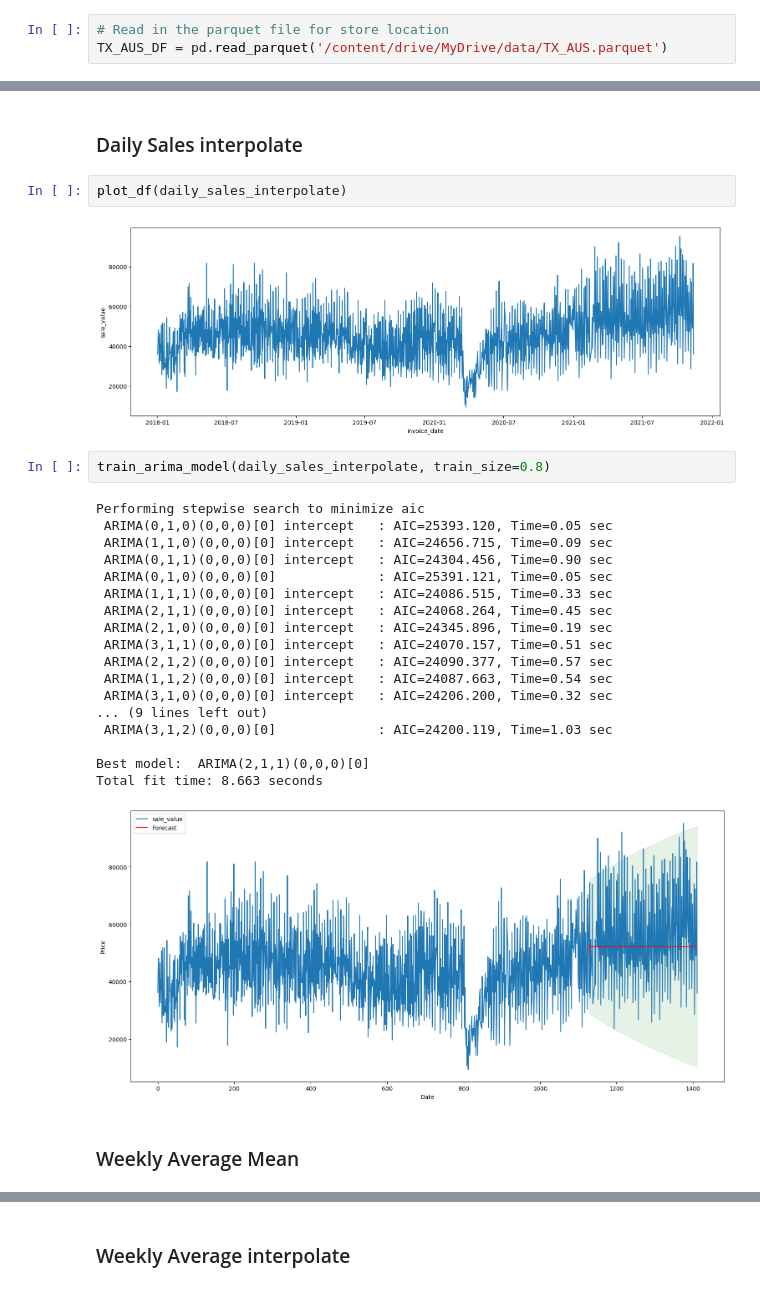
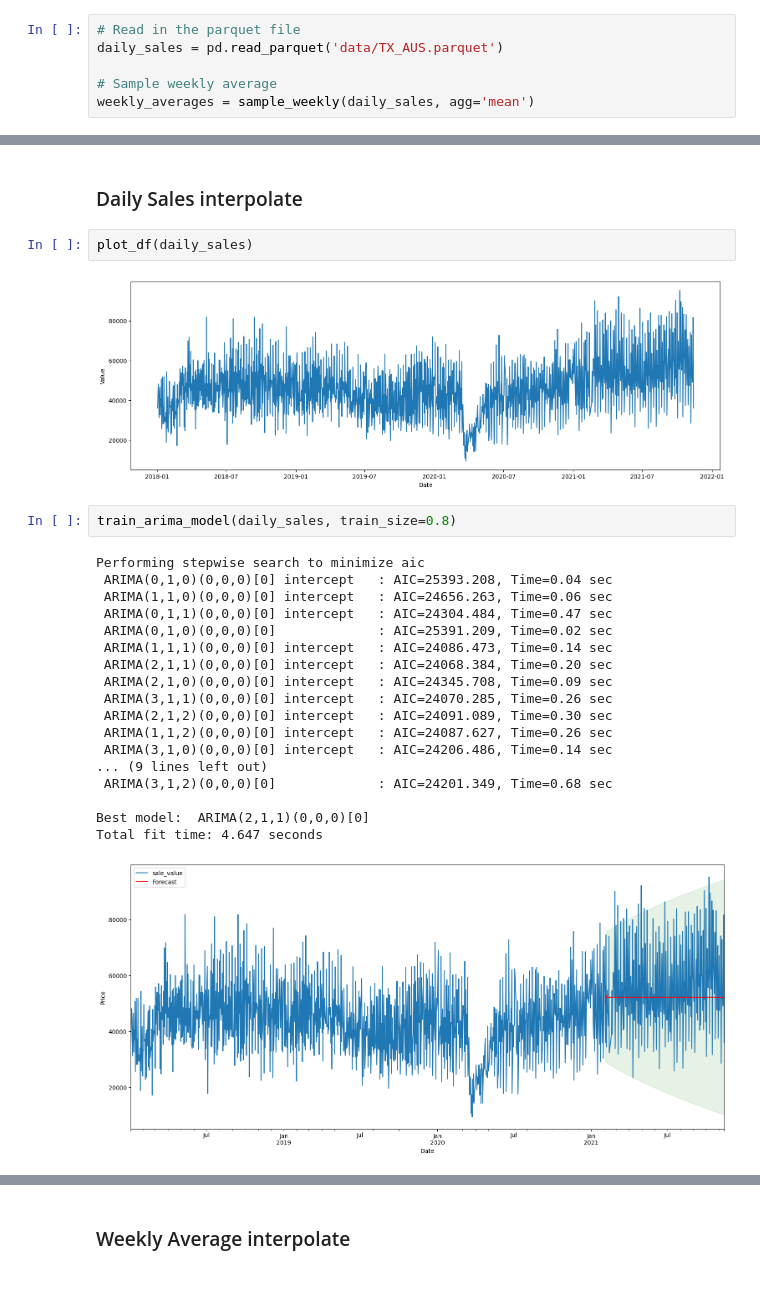
Before and after one commit to 4jamesccraven/DSCI-CAPSTONE, a Jupyter notebook: ARIMA_Modeling.ipynb, the cells around one changed output, grey strips where cells are left out. Cells and saved outputs as stored; diff of their text form.

Commit message:
cleaned up ARIMA_Modeling

```diff
--- a/ARIMA_Modeling.ipynb
+++ b/ARIMA_Modeling.ipynb
@@ -174,5 +87,8 @@ def sample_weekly(df, agg='mean'):
 # %% [markdown]
 ### DataFrames
 # %%
-# Read in the parquet file for store location
-TX_AUS_DF = pd.read_parquet('/content/drive/MyDrive/data/TX_AUS.parquet')
+# Read in the parquet file
+daily_sales = pd.read_parquet('data/TX_AUS.parquet')
+
+# Sample weekly average
+weekly_averages = sample_weekly(daily_sales, agg='mean')
@@ -242,29 +95,27 @@ Total fit time: 8.971 seconds
 # %% [markdown]
 ### Daily Sales interpolate
 # %%
-plot_df(daily_sales_interpolate)
+plot_df(daily_sales)
 # %% [output]
-[figure, old version]
+[figure, new version]
 # %%
-train_arima_model(daily_sales_interpolate, train_size=0.8)
+train_arima_model(daily_sales, train_size=0.8)
 # %% [output]
 Performing stepwise search to minimize aic
- ARIMA(0,1,0)(0,0,0)[0] intercept   : AIC=25393.120, Time=0.05 sec
- ARIMA(1,1,0)(0,0,0)[0] intercept   : AIC=24656.715, Time=0.09 sec
- ARIMA(0,1,1)(0,0,0)[0] intercept   : AIC=24304.456, Time=0.90 sec
- ARIMA(0,1,0)(0,0,0)[0]             : AIC=25391.121, Time=0.05 sec
- ARIMA(1,1,1)(0,0,0)[0] intercept   : AIC=24086.515, Time=0.33 sec
- ARIMA(2,1,1)(0,0,0)[0] intercept   : AIC=24068.264, Time=0.45 sec
- ARIMA(2,1,0)(0,0,0)[0] intercept   : AIC=24345.896, Time=0.19 sec
- ARIMA(3,1,1)(0,0,0)[0] intercept   : AIC=24070.157, Time=0.51 sec
- ARIMA(2,1,2)(0,0,0)[0] intercept   : AIC=24090.377, Time=0.57 sec
- ARIMA(1,1,2)(0,0,0)[0] intercept   : AIC=24087.663, Time=0.54 sec
- ARIMA(3,1,0)(0,0,0)[0] intercept   : AIC=24206.200, Time=0.32 sec
+ ARIMA(0,1,0)(0,0,0)[0] intercept   : AIC=25393.208, Time=0.04 sec
+ ARIMA(1,1,0)(0,0,0)[0] intercept   : AIC=24656.263, Time=0.06 sec
+ ARIMA(0,1,1)(0,0,0)[0] intercept   : AIC=24304.484, Time=0.47 sec
+ ARIMA(0,1,0)(0,0,0)[0]             : AIC=25391.209, Time=0.02 sec
+ ARIMA(1,1,1)(0,0,0)[0] intercept   : AIC=24086.473, Time=0.14 sec
+ ARIMA(2,1,1)(0,0,0)[0] intercept   : AIC=24068.384, Time=0.20 sec
+ ARIMA(2,1,0)(0,0,0)[0] intercept   : AIC=24345.708, Time=0.09 sec
+ ARIMA(3,1,1)(0,0,0)[0] intercept   : AIC=24070.285, Time=0.26 sec
+ ARIMA(2,1,2)(0,0,0)[0] intercept   : AIC=24091.089, Time=0.30 sec
+ ARIMA(1,1,2)(0,0,0)[0] intercept   : AIC=24087.627, Time=0.26 sec
+ ARIMA(3,1,0)(0,0,0)[0] intercept   : AIC=24206.486, Time=0.14 sec
 ... (9 lines left out)
- ARIMA(3,1,2)(0,0,0)[0]             : AIC=24200.119, Time=1.03 sec
+ ARIMA(3,1,2)(0,0,0)[0]             : AIC=24201.349, Time=0.68 sec
 
 Best model:  ARIMA(2,1,1)(0,0,0)[0]
-Total fit time: 8.663 seconds
+Total fit time: 4.647 seconds
-[figure, old version]
+[figure, new version]
-# %% [markdown]
-### Weekly Average Mean
```
Also changed, not shown: parts of 27 cells of this notebook.
